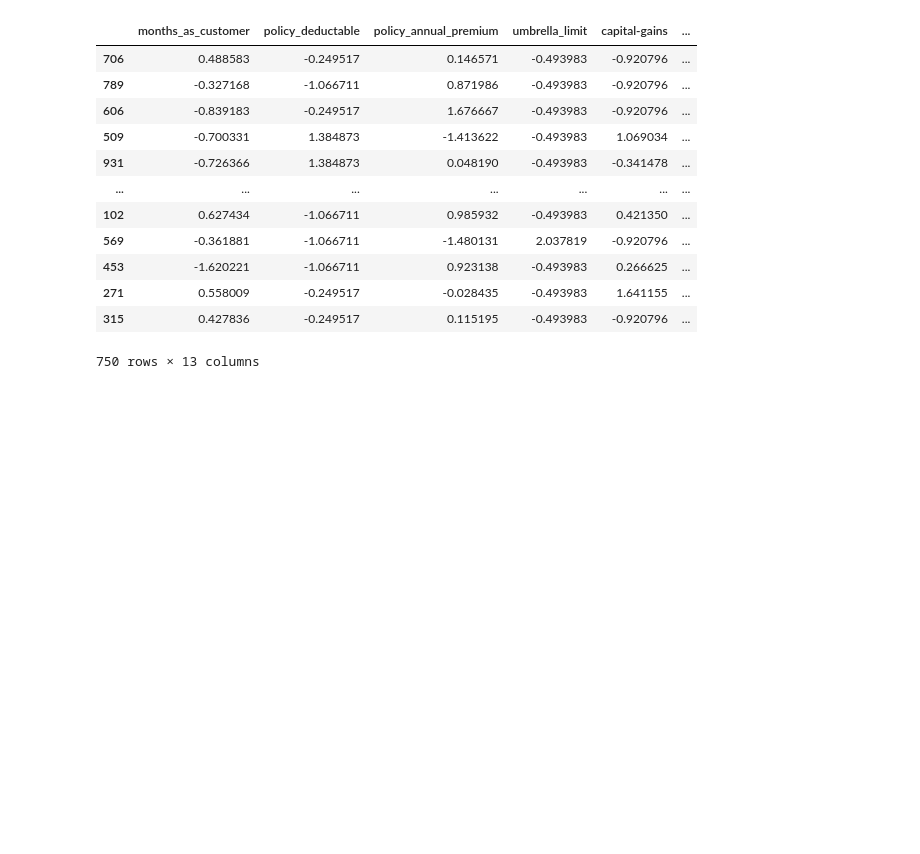
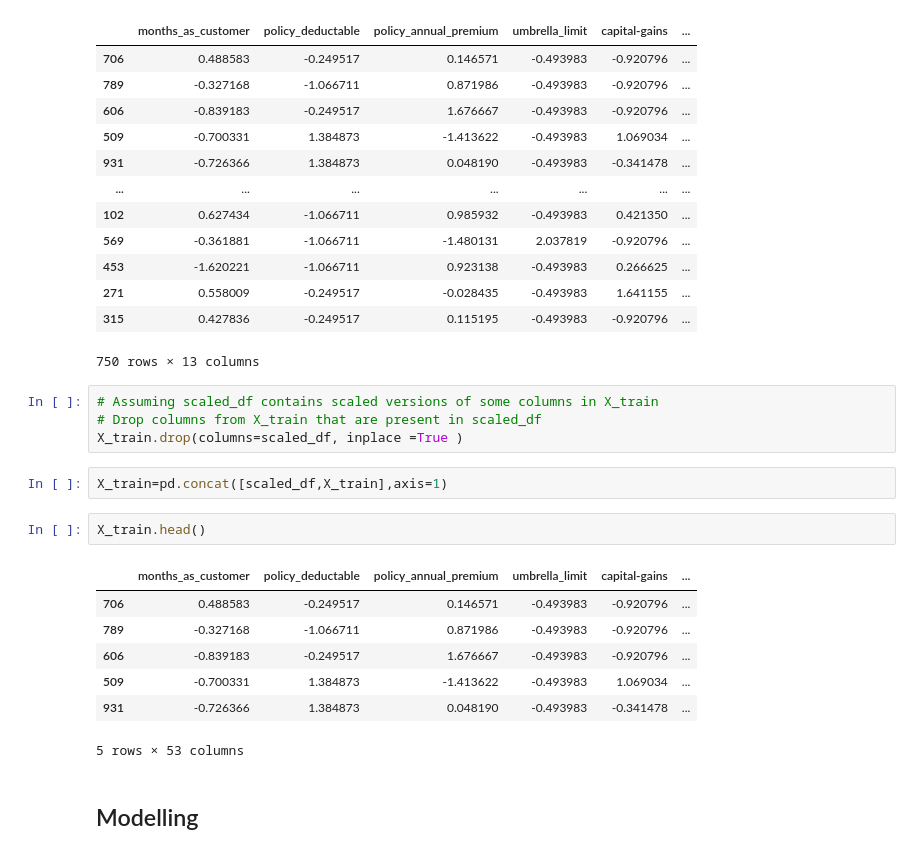
Before and after one commit to JoanChesire/Insurance_Fraud_Detection, a Jupyter notebook: Insurance.ipynb, the cells around one changed output. Saved outputs shown, nothing was run; the diff lists cells and outputs as text; blank space fills up the shorter version.

Commit message:
Scale the data

```diff
--- a/Insurance.ipynb
+++ b/Insurance.ipynb
@@ -536,3 +536,21 @@ scaled_df
 | 271 | 0.558009 | -0.249517 | -0.028435 | -0.493983 | 1.641155 | ... |
 | 315 | 0.427836 | -0.249517 | 0.115195 | -0.493983 | -0.920796 | ... |
 750 rows × 13 columns
+# %%
+# Assuming scaled_df contains scaled versions of some columns in X_train
+# Drop columns from X_train that are present in scaled_df
+X_train.drop(columns=scaled_df, inplace =True )
+# %%
+X_train=pd.concat([scaled_df,X_train],axis=1)
+# %%
+X_train.head()
+# %% [output]
+|  | months_as_customer | policy_deductable | policy_annual_premium | umbrella_limit | capital-gains | ... |
+| 706 | 0.488583 | -0.249517 | 0.146571 | -0.493983 | -0.920796 | ... |
+| 789 | -0.327168 | -1.066711 | 0.871986 | -0.493983 | -0.920796 | ... |
+| 606 | -0.839183 | -0.249517 | 1.676667 | -0.493983 | -0.920796 | ... |
+| 509 | -0.700331 | 1.384873 | -1.413622 | -0.493983 | 1.069034 | ... |
+| 931 | -0.726366 | 1.384873 | 0.048190 | -0.493983 | -0.341478 | ... |
+5 rows × 53 columns
+# %% [markdown]
+## Modelling
```
